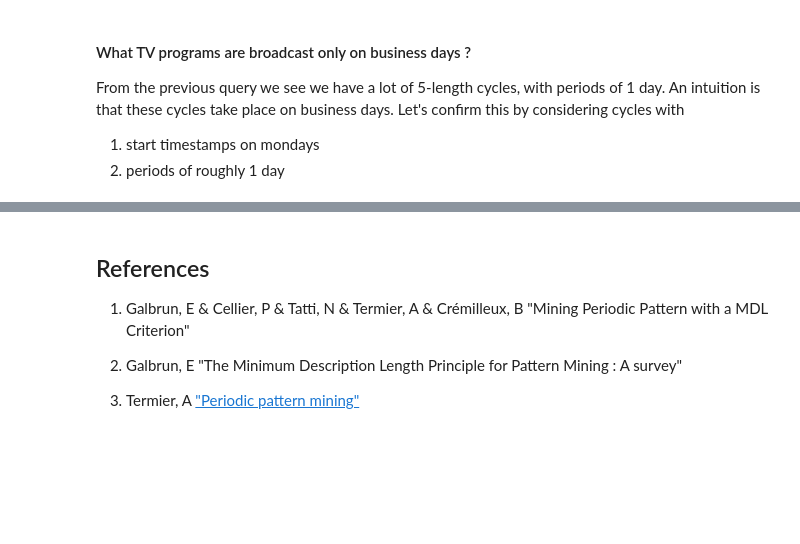
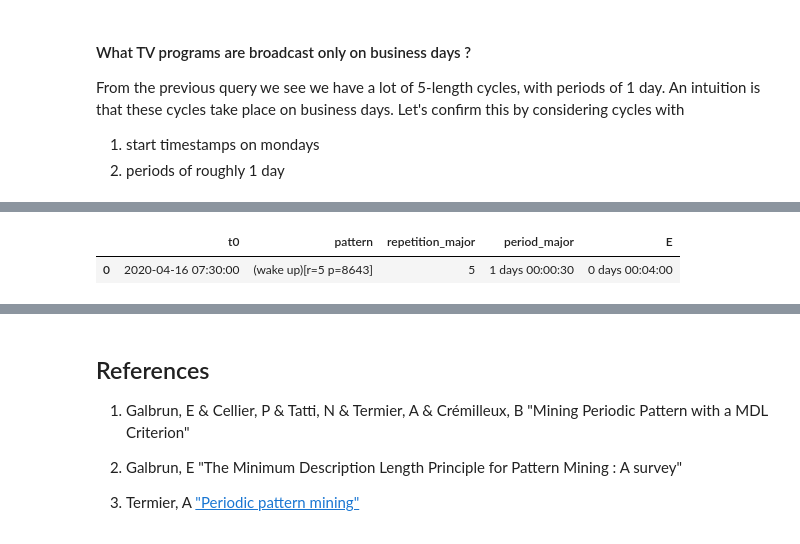
Before and after one commit to scikit-mine/scikit-mine, a Jupyter notebook: docs/tutorials/periodic/periodic_canadian_tv.ipynb, the cells around one changed output, grey strips where cells are left out. Drawn from its saved outputs; the diff is of its cells as text; code cells hidden in the pictures; blank space fills up the shorter version.

Commit message:
tutorial fetch_file periodic

```diff
--- a/docs/tutorials/periodic/periodic_canadian_tv.ipynb
+++ b/docs/tutorials/periodic/periodic_canadian_tv.ipynb
@@ -368,0 +392,9 @@ An intuition is that these cycles take place on business days. Let's confirm thi
+# %%
+from skmine.datasets.periodic import fetch_file
+
+data = fetch_file(filepath="dataset_datetime.csv", separator=",")  # by default separator is already comma
+pcm = PeriodicPatternMiner().fit(data)
+pcm.discover()
+# %% [output]
+|  | t0 | pattern | repetition_major | period_major | E |
+| 0 | 2020-04-16 07:30:00 | (wake up)[r=5 p=8643] | 5 | 1 days 00:00:30 | 0 days 00:04:00 |
```
Also changed, not shown: parts of 8 cells of this notebook, 1 other file.
